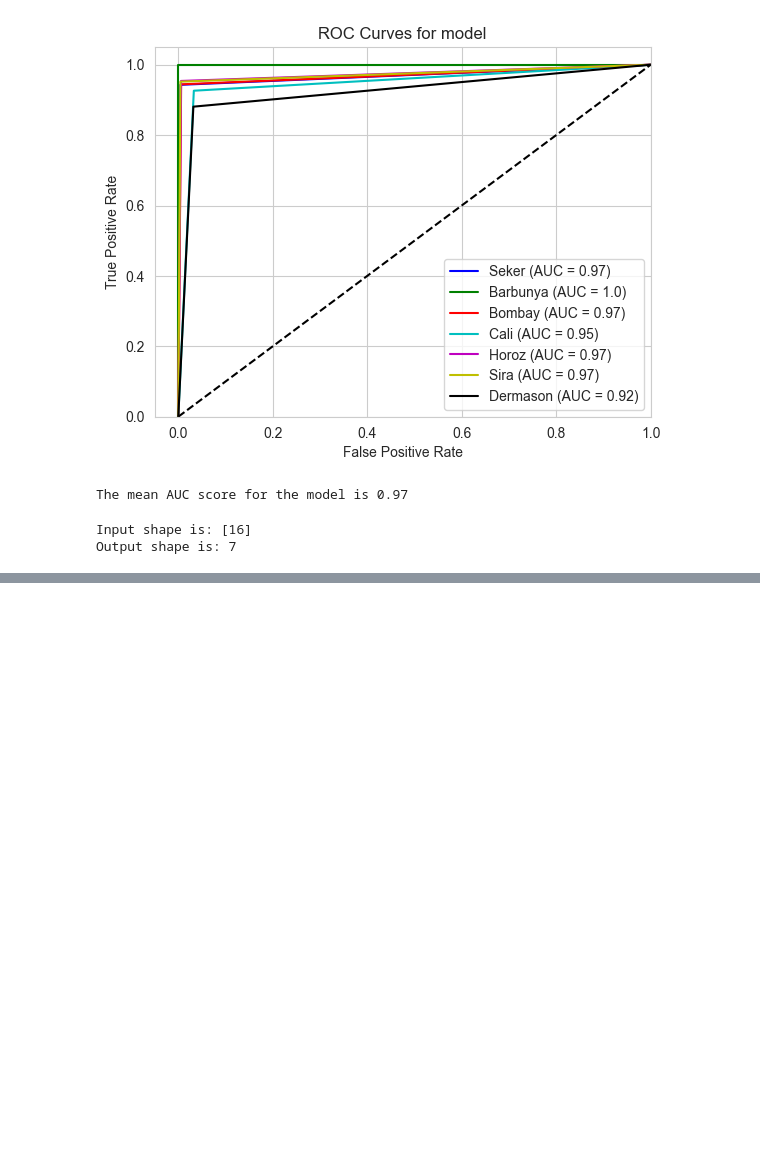
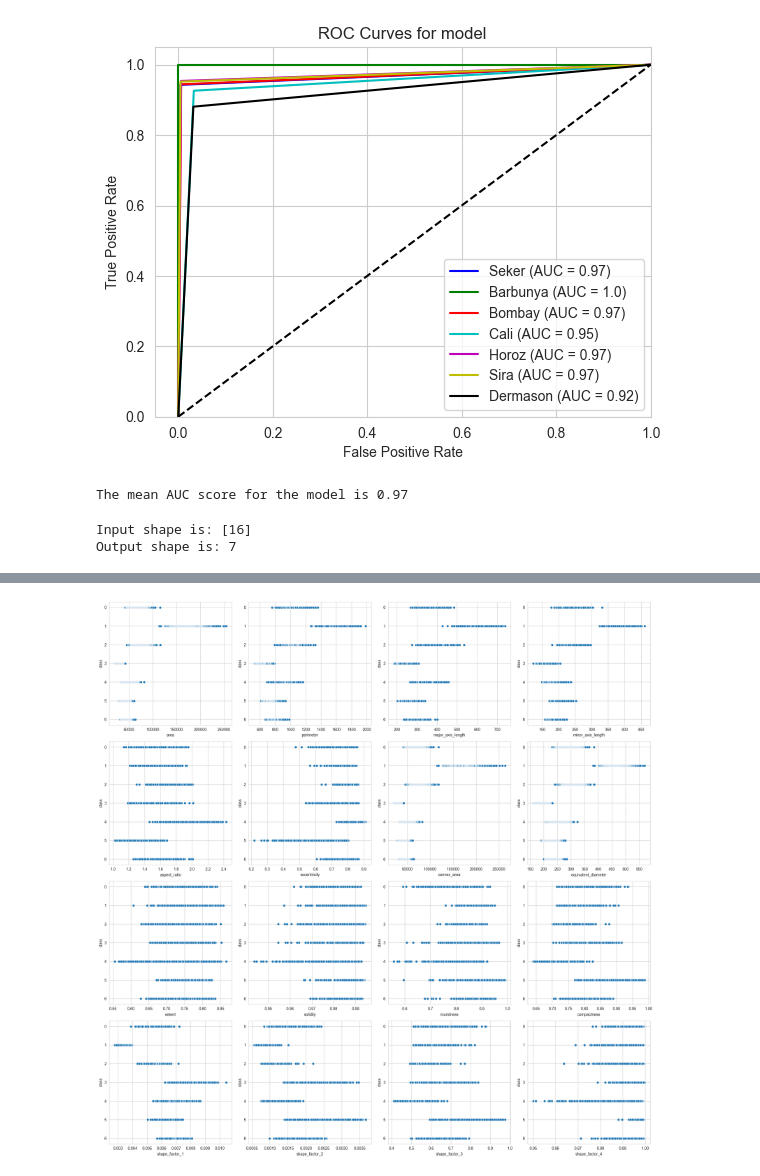
Before and after one commit to lukeeaton/ml_project_repo, a Jupyter notebook: redo_ml_assessment.ipynb, the cells around one changed output, grey strips where cells are left out. Drawn from its saved outputs; the diff is of its cells as text; code cells hidden in the pictures; blank space fills up the shorter version.

```diff
--- a/redo_ml_assessment.ipynb
+++ b/redo_ml_assessment.ipynb
@@ -834,0 +908,7 @@ The mean AUC score for the model is 0.97
+# %%
+fig, ax = plt.subplots(4,4, figsize=(20,20))
+for variable, subplot in zip(feature_names, ax.flatten()):
+    sns.scatterplot(x=X[variable], y=y, ax=subplot)
+plt.tight_layout()
+# %% [output]
+[figure, added]
```
Also changed, not shown: parts of 19 cells of this notebook.
